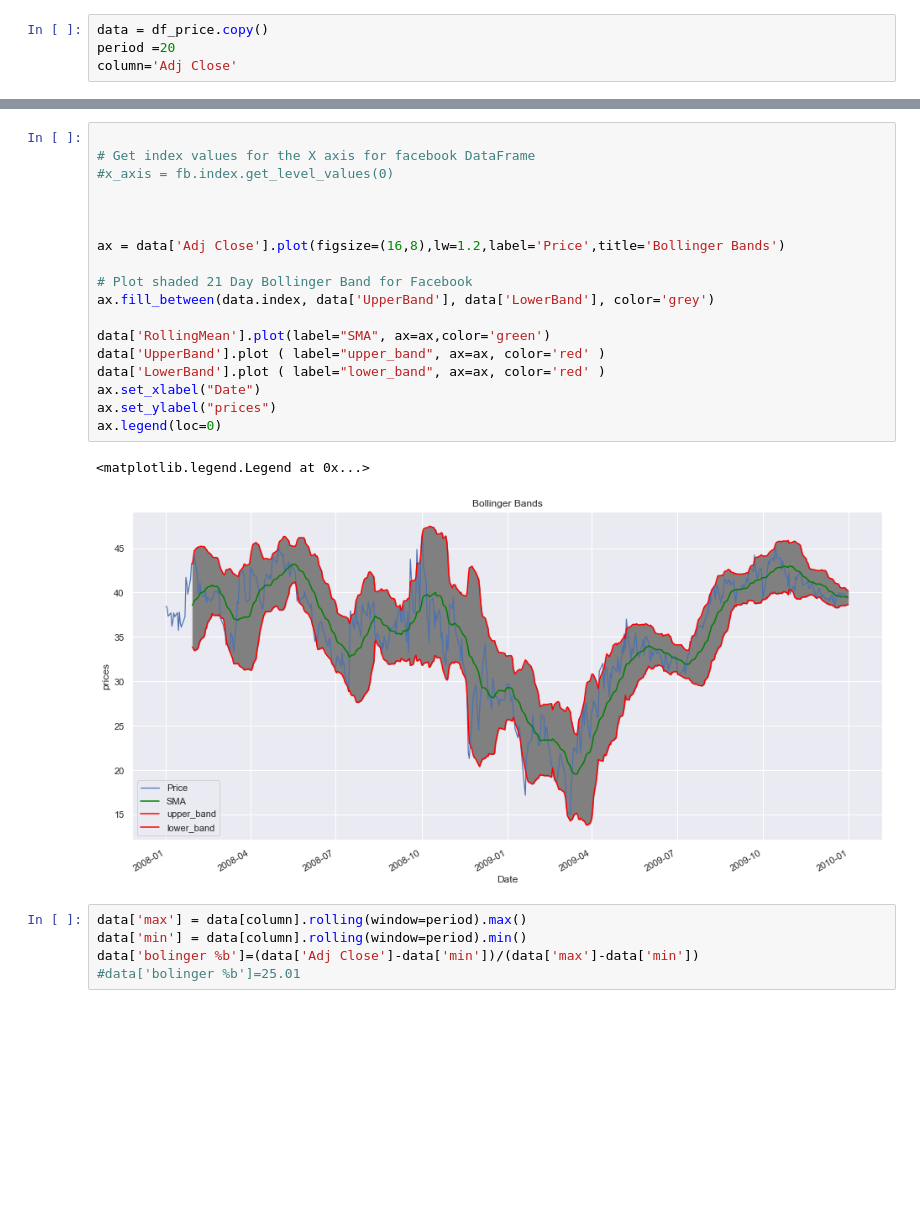
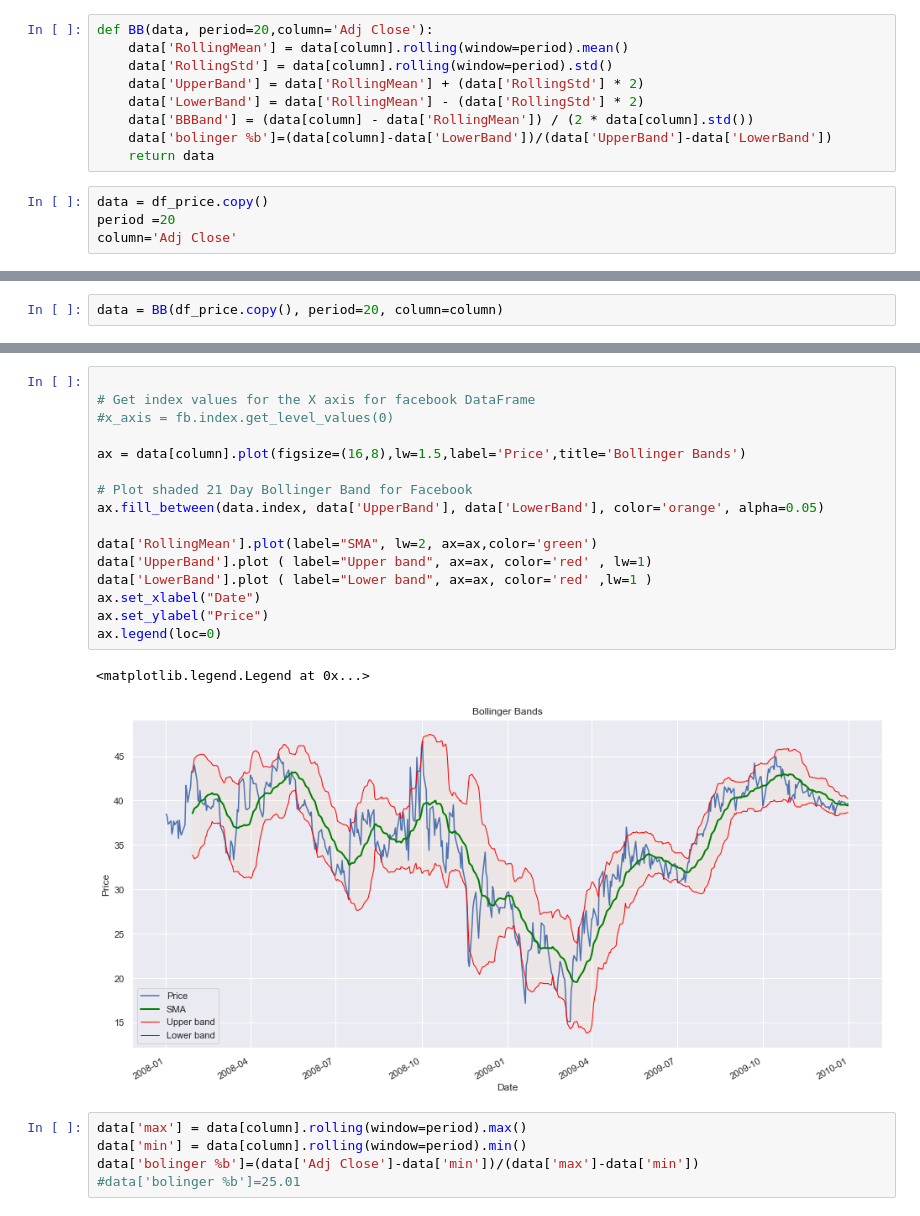
Before and after one commit to uday625/financial-analysi, a Jupyter notebook: 04-Visualization/03-Indicator/Indicator.ipynb, the cells around one changed output, grey strips where cells are left out. Drawn from its saved outputs; the diff is of its cells as text; blank space fills up the shorter version.

```diff
--- a/04-Visualization/03-Indicator/Indicator.ipynb
+++ b/04-Visualization/03-Indicator/Indicator.ipynb
@@ -45,6 +40,15 @@ plt.legend()
 # %% [output]
 <matplotlib.legend.Legend at 0x...>
 [figure]
+# %%
+def BB(data, period=20,column='Adj Close'):
+    data['RollingMean'] = data[column].rolling(window=period).mean()
+    data['RollingStd'] = data[column].rolling(window=period).std()
+    data['UpperBand'] = data['RollingMean'] + (data['RollingStd'] * 2)
+    data['LowerBand'] = data['RollingMean'] - (data['RollingStd'] * 2)
+    data['BBBand'] = (data[column] - data['RollingMean']) / (2 * data[column].std())
+    data['bolinger %b']=(data[column]-data['LowerBand'])/(data['UpperBand']-data['LowerBand'])
+    return data
 # %%
 data = df_price.copy()
 period =20
@@ -57,0 +56,2 @@ data['BBBand'] = (data[column] - data['RollingMean']) / (2 * data[column].std())
+# %%
+data = BB(df_price.copy(), period=20, column=column)
@@ -58,24 +75,22 @@ data['BBBand'] = (data[column] - data['RollingMean']) / (2 * data[column].std())
 # %%
 
 # Get index values for the X axis for facebook DataFrame
 #x_axis = fb.index.get_level_values(0)
 
-
-
-ax = data['Adj Close'].plot(figsize=(16,8),lw=1.2,label='Price',title='Bollinger Bands')
+ax = data[column].plot(figsize=(16,8),lw=1.5,label='Price',title='Bollinger Bands')
 
 # Plot shaded 21 Day Bollinger Band for Facebook
-ax.fill_between(data.index, data['UpperBand'], data['LowerBand'], color='grey')
+ax.fill_between(data.index, data['UpperBand'], data['LowerBand'], color='orange', alpha=0.05)
 
-data['RollingMean'].plot(label="SMA", ax=ax,color='green')
-data['UpperBand'].plot ( label="upper_band", ax=ax, color='red' )
-data['LowerBand'].plot ( label="lower_band", ax=ax, color='red' )
+data['RollingMean'].plot(label="SMA", lw=2, ax=ax,color='green')
+data['UpperBand'].plot ( label="Upper band", ax=ax, color='red' , lw=1)
+data['LowerBand'].plot ( label="Lower band", ax=ax, color='red' ,lw=1 )
 ax.set_xlabel("Date")
-ax.set_ylabel("prices")
+ax.set_ylabel("Price")
 ax.legend(loc=0)
 # %% [output]
 <matplotlib.legend.Legend at 0x...>
-[figure, old version]
+[figure, new version]
 # %%
 data['max'] = data[column].rolling(window=period).max()
 data['min'] = data[column].rolling(window=period).min()
```
Also changed, not shown: parts of 40 cells of this notebook.
